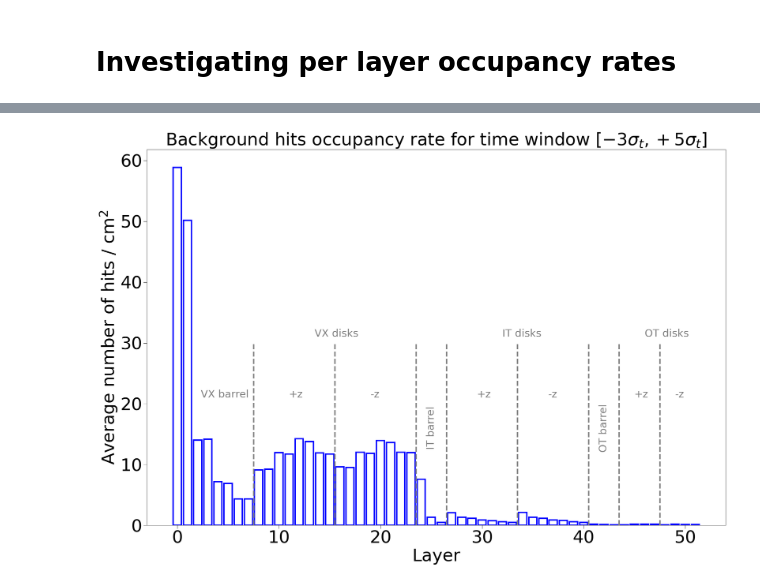
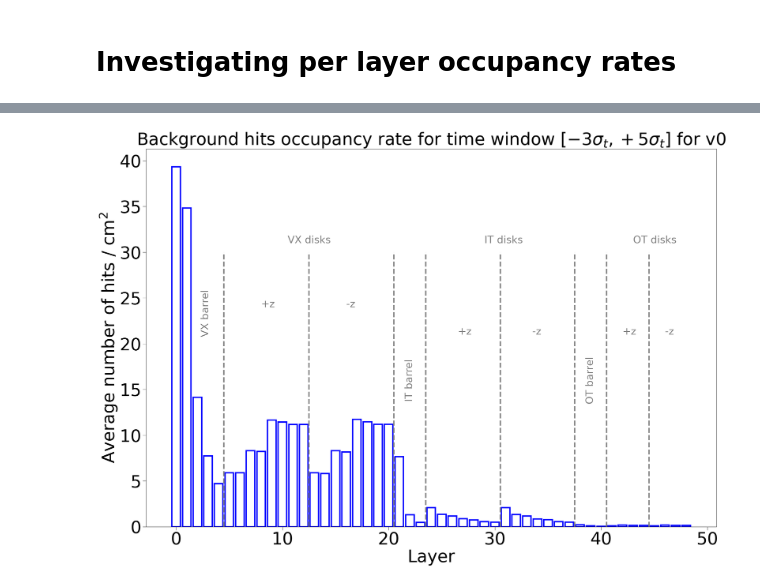
Before and after one commit to Isaac-Hirsch/10TeVMCDataAnalysis, a Jupyter notebook: Occupancy/NewData(v0)/Occupancy Rates Analysis.ipynb, the cells around one changed output, grey strips where cells are left out. Saved outputs shown, nothing was run; the diff lists cells and outputs as text; code cells hidden in the pictures.

```diff
--- a/Occupancy/NewData(v0)/Occupancy Rates Analysis.ipynb
+++ b/Occupancy/NewData(v0)/Occupancy Rates Analysis.ipynb
@@ -20,3 +13,5 @@ print(treeBIB.keys())
+# %%
+tree=json.load(open("/Users/isaac/Desktop/10TeVMCDataAnalysis/Occupancy/NewData(v0)/occupancyRate.json"))
 # %%
 # a handy plotting function
 def plot1DHistogram(data,bins,scale='linear',label="", savefig=False, dpi=300):
@@ -108,5 +85,5 @@ layersBeforeModule={
 # %%
-surfacearea=layer_area = np.array([270.40, 270.40, 448.50, 448.50, 655.20, 655.20, 904.80, 904.80,  # VXD barrel
+surfacearea=layer_area = np.array([270.40, 270.40, 448.50, 655.20, 904.80,  # VXD barrel
                       389.00, 389.00, 378.96, 378.96, 364.36, 364.36, 312.48, 312.48,  # VXD endcaps
                       389.00, 389.00, 378.96, 378.96, 364.36, 364.36, 312.48, 312.48,
                       8117.85, 22034.16, 51678.81,  # IT barrel
@@ -163 +99,7 @@ j:
+# %%
+hits=[]
+for numi,i in enumerate(tree):
+    for numj,j in enumerate(i):
+        if (numi != 0) | ((numj !=3) & (numj !=5) & (numj !=7)):
+            hits.append(j)
 # %%
@@ -227,44 +109,34 @@ for i in range(6):
-# %%
-plt.rcParams.update({'font.size': 20,
-                    'xtick.labelsize' : 50,
-                    'ytick.labelsize' : 50,
-                    'xtick.major.size' : 10,
-                    'ytick.major.size' : 10,
-                    'xtick.minor.size' : 5,
-                    'ytick.minor.size' : 5,
-                    'axes.labelsize' : 50,
-                    'axes.titlesize' : 50})
 # %%
 fig = plt.figure(figsize=(30,20))
 ax = fig.add_subplot(111)
 
-ax.bar(range(52), (hits/surfacearea)/30, fill=False, linewidth=4, edgecolor="blue")
+ax.bar(range(49), (hits/surfacearea), fill=False, linewidth=4, edgecolor="blue")
 
-ax.vlines(7.5, ymin=0, ymax=30, colors="grey", linestyle="dashed", linewidth=4)
-ax.text(2.3,21, "VX barrel", fontsize=30, alpha=0.5)
-ax.vlines(15.50, ymin=0, ymax=30, colors="grey", linestyle="dashed", linewidth=4)
-ax.text(13.5,31, "VX disks", fontsize=30, alpha=0.5)
-ax.vlines(23.50, ymin=0, ymax=30, colors="grey", linestyle="dashed", linewidth=4)
-ax.text(11,21, "+z", fontsize=30, alpha=0.5)
-ax.text(19,21, "-z", fontsize=30, alpha=0.5)
-ax.vlines(26.5, ymin=0, ymax=30, colors="grey", linestyle="dashed", linewidth=4)
-ax.text(24.5,16, "IT barrel", fontsize=30, rotation=90, va='center', alpha=0.5)
-ax.vlines(33.5, ymin=0, ymax=30, colors="grey", linestyle="dashed", linewidth=4)
-ax.text(32,31, "IT disks", fontsize=30, alpha=0.5)
+ax.vlines(4.5, ymin=0, ymax=30, colors="grey", linestyle="dashed", linewidth=4)
+ax.text(2.3,21, "VX barrel", fontsize=30, rotation=90, alpha=0.5)
+ax.vlines(12.50, ymin=0, ymax=30, colors="grey", linestyle="dashed", linewidth=4)
+ax.text(10.5,31, "VX disks", fontsize=30, alpha=0.5)
+ax.vlines(20.50, ymin=0, ymax=30, colors="grey", linestyle="dashed", linewidth=4)
+ax.text(8,24, "+z", fontsize=30, alpha=0.5)
+ax.text(16,24, "-z", fontsize=30, alpha=0.5)
+ax.vlines(23.5, ymin=0, ymax=30, colors="grey", linestyle="dashed", linewidth=4)
+ax.text(21.5,16, "IT barrel", fontsize=30, rotation=90, va='center', alpha=0.5)
+ax.vlines(30.5, ymin=0, ymax=30, colors="grey", linestyle="dashed", linewidth=4)
+ax.text(29,31, "IT disks", fontsize=30, alpha=0.5)
+ax.vlines(37.5, ymin=0, ymax=30, colors="grey", linestyle="dashed", linewidth=4)
+ax.text(26.5,21, "+z", fontsize=30, alpha=0.5)
+ax.text(33.5,21, "-z", fontsize=30, alpha=0.5)
 ax.vlines(40.5, ymin=0, ymax=30, colors="grey", linestyle="dashed", linewidth=4)
-ax.text(29.5,21, "+z", fontsize=30, alpha=0.5)
-ax.text(36.5,21, "-z", fontsize=30, alpha=0.5)
-ax.vlines(43.5, ymin=0, ymax=30, colors="grey", linestyle="dashed", linewidth=4)
-ax.text(41.5,16, "OT barrel", fontsize=30, rotation=90, va='center', alpha=0.5)
-ax.vlines(47.5, ymin=0, ymax=30, colors="grey", linestyle="dashed", linewidth=4)
-ax.text(46,31, "OT disks", fontsize=30, alpha=0.5)
-ax.text(45,21, "+z", fontsize=30, alpha=0.5)
-ax.text(49,21, "-z", fontsize=30, alpha=0.5)
+ax.text(38.5,16, "OT barrel", fontsize=30, rotation=90, va='center', alpha=0.5)
+ax.vlines(44.5, ymin=0, ymax=30, colors="grey", linestyle="dashed", linewidth=4)
+ax.text(43,31, "OT disks", fontsize=30, alpha=0.5)
+ax.text(42,21, "+z", fontsize=30, alpha=0.5)
+ax.text(46,21, "-z", fontsize=30, alpha=0.5)
 
 
 ax.set_ylabel(f"Average number of hits / cm$^2$")
 ax.set_xlabel("Layer")
-ax.set_title("Background hits occupancy rate for time window $[-3\sigma_t,+5\sigma_t]$")
+ax.set_title("Background hits occupancy rate for time window $[-3\sigma_t,+5\sigma_t]$ for v0")
 plt.savefig("occupancy.png")
 # %% [output]
-[figure, old version]
+[figure, new version]
```
Also changed, not shown: parts of 16 cells of this notebook.
